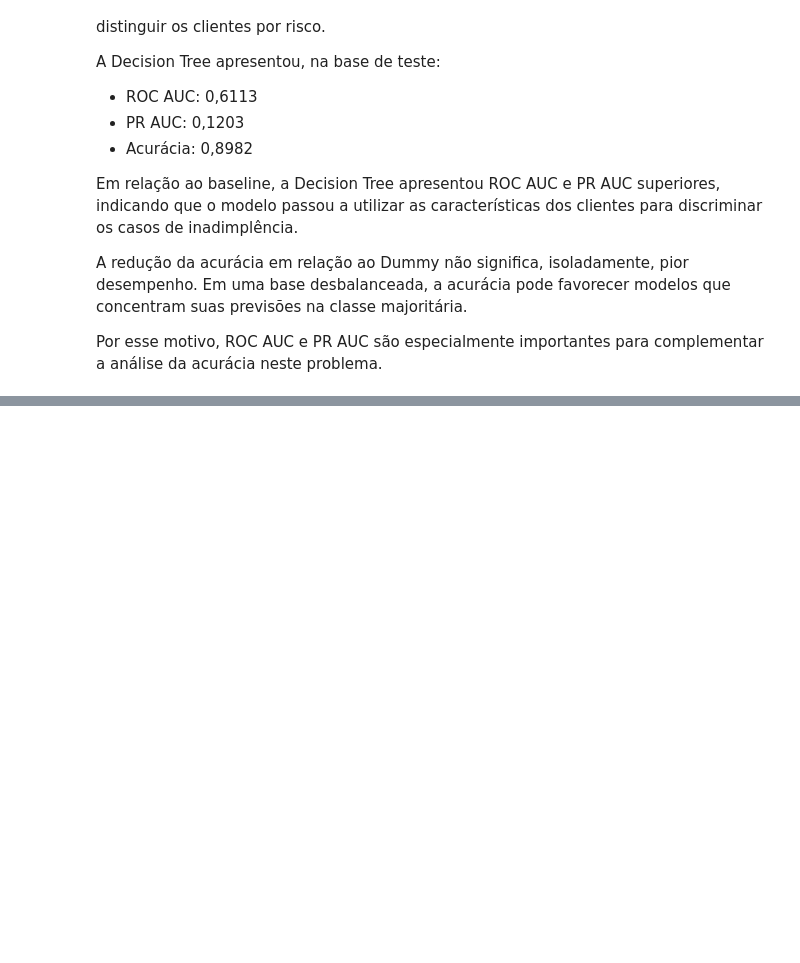
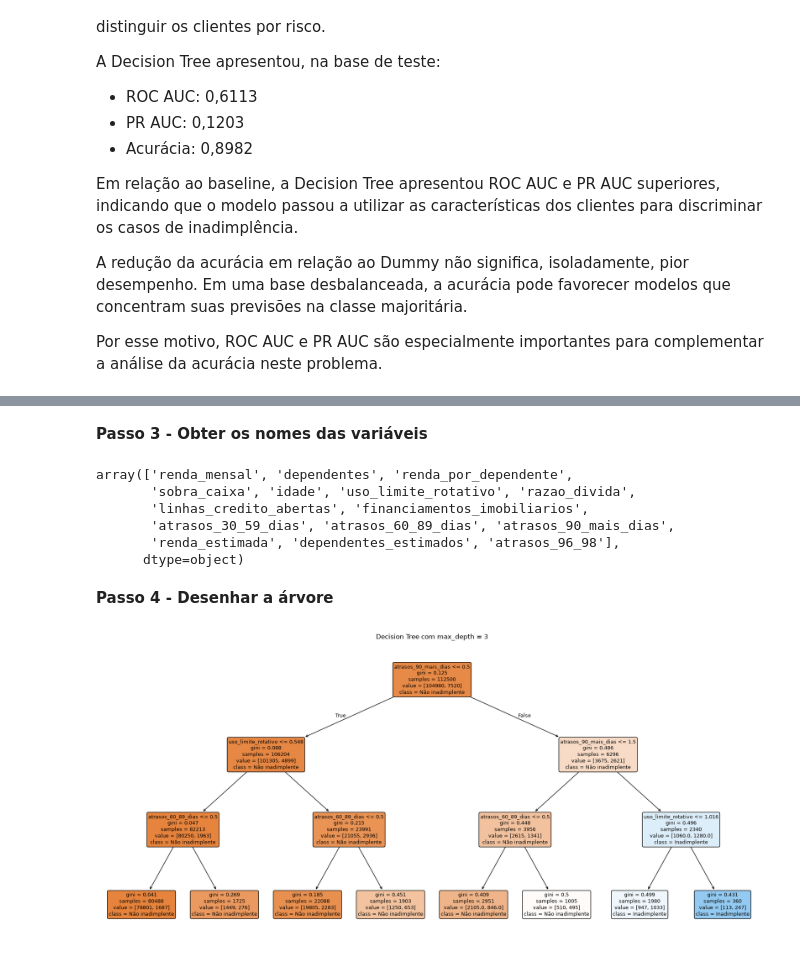
Before and after one commit to dropa-brazil/consumer_credit_risk, a Jupyter notebook: notebooks/03_modelagem.ipynb, the cells around one changed output, grey strips where cells are left out. Saved outputs shown, nothing was run; the diff lists cells and outputs as text; code cells hidden in the pictures; blank space fills up the shorter version.

Commit message:
feat: conclui fase de modelagem e avaliacao dos modelos

```diff
--- a/notebooks/03_modelagem.ipynb
+++ b/notebooks/03_modelagem.ipynb
@@ -768,0 +1273,13 @@ Por esse motivo, ROC AUC e PR AUC são especialmente importantes para complement
+# %%
+arvore_visual = DecisionTreeClassifier(
+    max_depth=3,
+    random_state=42
+)
+
+pipeline_visual = Pipeline(
+    steps=[
+        ("preparo", preparo),
+        ("imputacao", imputacao),
+        ("modelo", arvore_visual),
+    ]
+)
@@ -768,0 +1288,5 @@ Por esse motivo, ROC AUC e PR AUC são especialmente importantes para complement
+# %%
+pipeline_visual.fit(
+    X_treino,
+    y_treino
+)
@@ -768,0 +1307,19 @@ Por esse motivo, ROC AUC e PR AUC são especialmente importantes para complement
+# %% [markdown]
+**Passo 3 - Obter os nomes das variáveis**
+# %%
+nomes_variaveis = (
+    pipeline_visual
+    .named_steps["imputacao"]
+    .get_feature_names_out()
+)
+
+nomes_variaveis
+# %% [output]
+array(['renda_mensal', 'dependentes', 'renda_por_dependente',
+       'sobra_caixa', 'idade', 'uso_limite_rotativo', 'razao_divida',
+       'linhas_credito_abertas', 'financiamentos_imobiliarios',
+       'atrasos_30_59_dias', 'atrasos_60_89_dias', 'atrasos_90_mais_dias',
+       'renda_estimada', 'dependentes_estimados', 'atrasos_96_98'],
+      dtype=object)
+# %% [markdown]
+**Passo 4 - Desenhar a árvore**
@@ -768,0 +1328,16 @@ Por esse motivo, ROC AUC e PR AUC são especialmente importantes para complement
+# %%
+plt.figure(figsize=(22, 10))
+
+plot_tree(
+    pipeline_visual.named_steps["modelo"],
+    feature_names=nomes_variaveis,
+    class_names=["Não inadimplente", "Inadimplente"],
+    filled=True,
+    rounded=True,
+    fontsize=9
+)
+
+plt.title("Decision Tree com max_depth = 3")
+plt.show()
+# %% [output]
+[figure, added]
```
Also changed, not shown: parts of 130 cells of this notebook, 2 other files.
